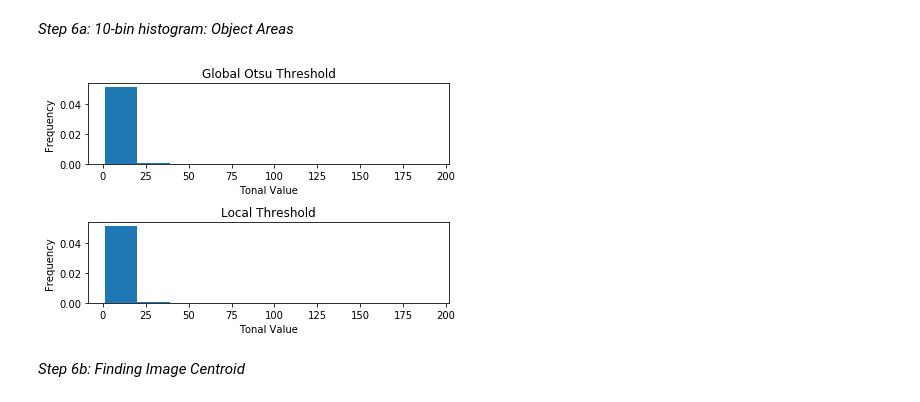
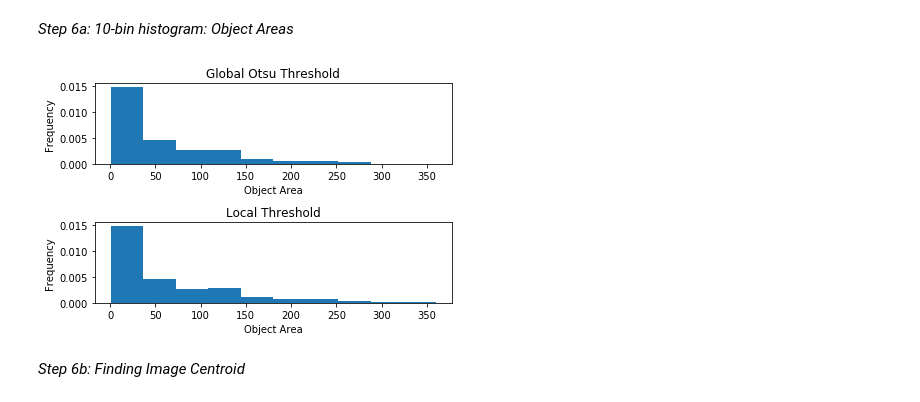
Before and after one commit to hhelmbre/Rockstar-Lifestyle, a Jupyter notebook: examples/Object-Statistics.ipynb, the cells around one changed output. Drawn from its saved outputs; the diff is of its cells as text; code cells hidden in the pictures.

```diff
--- a/examples/Object-Statistics.ipynb
+++ b/examples/Object-Statistics.ipynb
@@ -49,7 +50,7 @@ im =  Image.open("Test_Photo_fromMike.png")
 # %%
 r,g,b = im.split()
 # %%
-contrast_image = preprocessing.image_contrast(g, 2)
+contrast_image = preprocessing.image_contrast(b, 2)
 # %% [markdown]
 __Step 4: Otsu Global Threshold*__
 # %%
@@ -62,7 +63,7 @@ thresh
 # %% [markdown]
 *Step 5: Obtaining the Binary Mask of the image*
 # %%
-binary = image > thresh
+binary = contrast_image_arr > thresh
 # %% [markdown]
 *Step 6: Finding the eight connection items in the binary mask*
 # %% [markdown]
@@ -128,21 +129,21 @@ areas_rw_adaptive = [prop.bbox_area for prop in properties]
 # %%
 fig = plt.figure()
 ax1 = plt.subplot(211)
 ax2 = plt.subplot(212)
 
 ax1.hist(areas_rw, bins=10, density = True, cumulative = False)
 ax1.set_title('Global Otsu Threshold')
 ax1.set_ylabel('Frequency')
-ax1.set_xlabel('Tonal Value')
+ax1.set_xlabel('Object Area')
 
 ax2.hist(areas_rw_adaptive, bins=10, density = True, cumulative = False)
 ax2.set_title('Local Threshold')
 ax2.set_ylabel('Frequency')
-ax2.set_xlabel('Tonal Value')
+ax2.set_xlabel('Object Area')
 
 fig.tight_layout()
 # %% [output]
-[figure, old version]
+[figure, new version]
 # %% [markdown]
 *Step 6b: Finding Image Centroid*
 # %%
```
Also changed, not shown: parts of 6 cells of this notebook.
